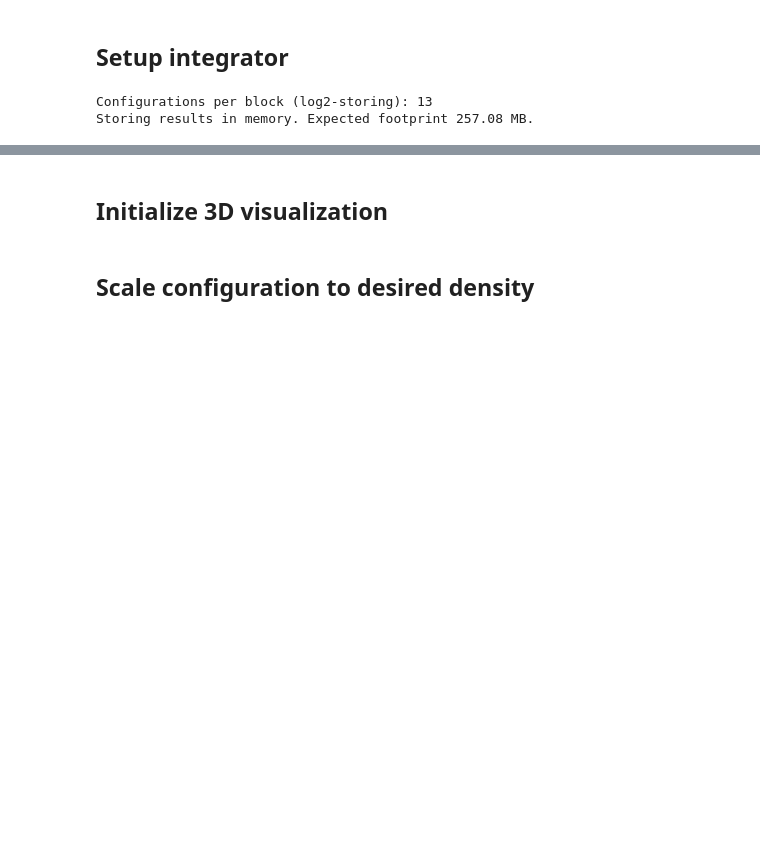
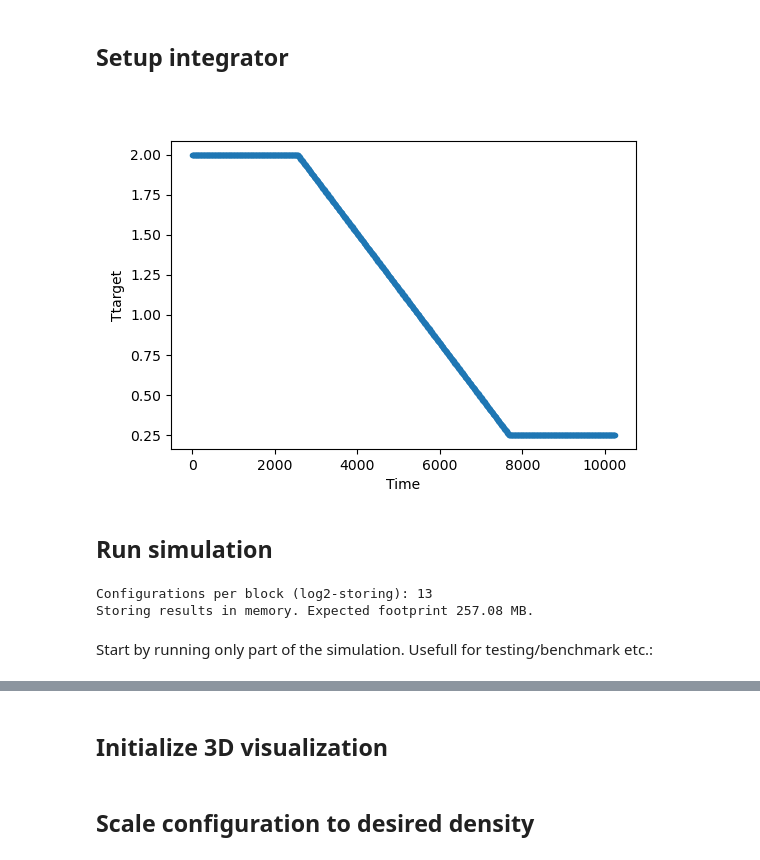
Before and after one commit to jklust/gamdpy, a Jupyter notebook: examples/LJoutput2.ipynb, the cells around one changed output, grey strips where cells are left out. Cells and saved outputs as stored; diff of their text form; code cells hidden in the pictures; blank space fills up the shorter version.

```diff
--- a/examples/LJoutput2.ipynb
+++ b/examples/LJoutput2.ipynb
@@ -96,18 +97,23 @@ if include_rdf:
 # %% [markdown]
 ## Setup integrator
 # %%
-integrator = 'NVT'
-
-dt = 0.005 # timestep (MOVE from setup to call)
-outer_steps = 1000   # Do simulation in this many 'blocks'
-inner_steps = 2*1024  # ... each of this many steps
-#inner_steps = 256  # ... each of this many steps
-running_time = dt*inner_steps*outer_steps
+dt = 0.005 # timestep
+num_blocks = 1000         # Do simulation in this many 'blocks'
+steps_per_block = 2*1024  # ... each of this many steps
+running_time = dt*num_blocks*steps_per_block
 
 Thigh = 2.00
 Tlow  = 0.25
+Ttarget_function = rp.make_function_ramp(value0=Thigh, x0=running_time*(1/4), value1=Tlow, x1=running_time*(3/4))
 
-# Setup functions to control temperature and pressure (only for NPT)
-T0 = rp.make_function_constant(value=Thigh) # Not used for NVE*
-P0 = rp.make_function_constant(value=0.0) # Not used for NV*
-T1 = rp.make_function_ramp(value0=Thigh, x0=running_time*(1/4), value1=Tlow, x1=running_time*(3/4))
+integrator = rp.integrators.nvt.setup_output(c1, pairs['interactions'], output_calculator, conf_saver, Ttarget_function, tau=0.2, dt=dt, compute_plan=compute_plan, verbose=False)
+
+t = np.linspace(0,running_time,num_blocks)
+T = numba.vectorize(Ttarget_function)(t)
+plt.figure(figsize=(6,4))
+plt.plot(t, T, '.-')
+plt.xlabel('Time')
+plt.ylabel('Ttarget')
+plt.show()
+# %% [output]
+[figure, added]
@@ -224 +120,3 @@ class simulation():
+# %% [markdown]
+## Run simulation
 # %%
@@ -226,4 +124,6 @@ sim = simulation(c1, (integrate, integrator_params), dt, pairs, outer_steps, inn
 # %% [output]
 Configurations per block (log2-storing): 13
 Storing results in memory. Expected footprint 257.08 MB.
+# %% [markdown]
+Start by running only part of the simulation. Usefull for testing/benchmark etc.:
 # %%
```
Also changed, not shown: parts of 41 cells of this notebook.
